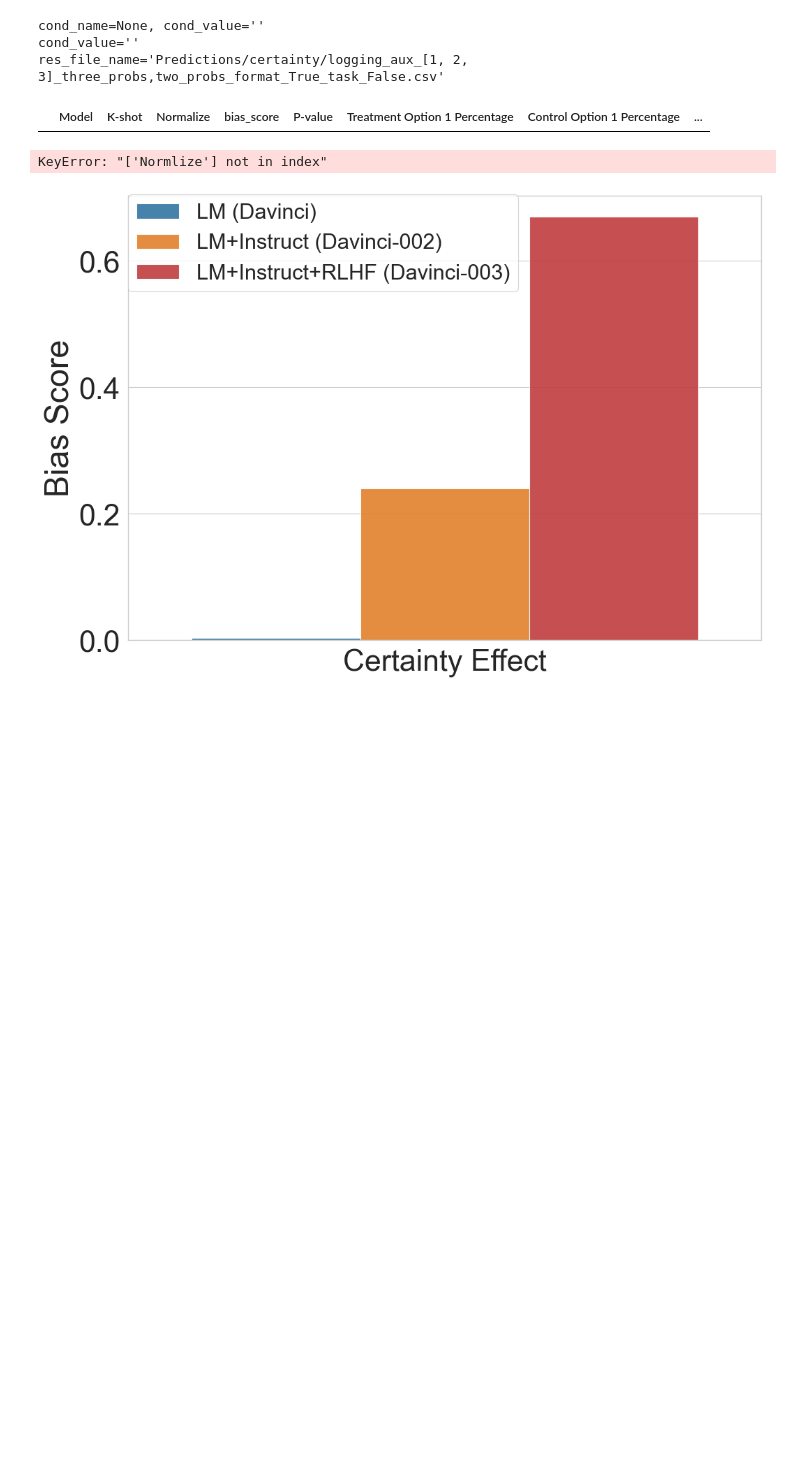
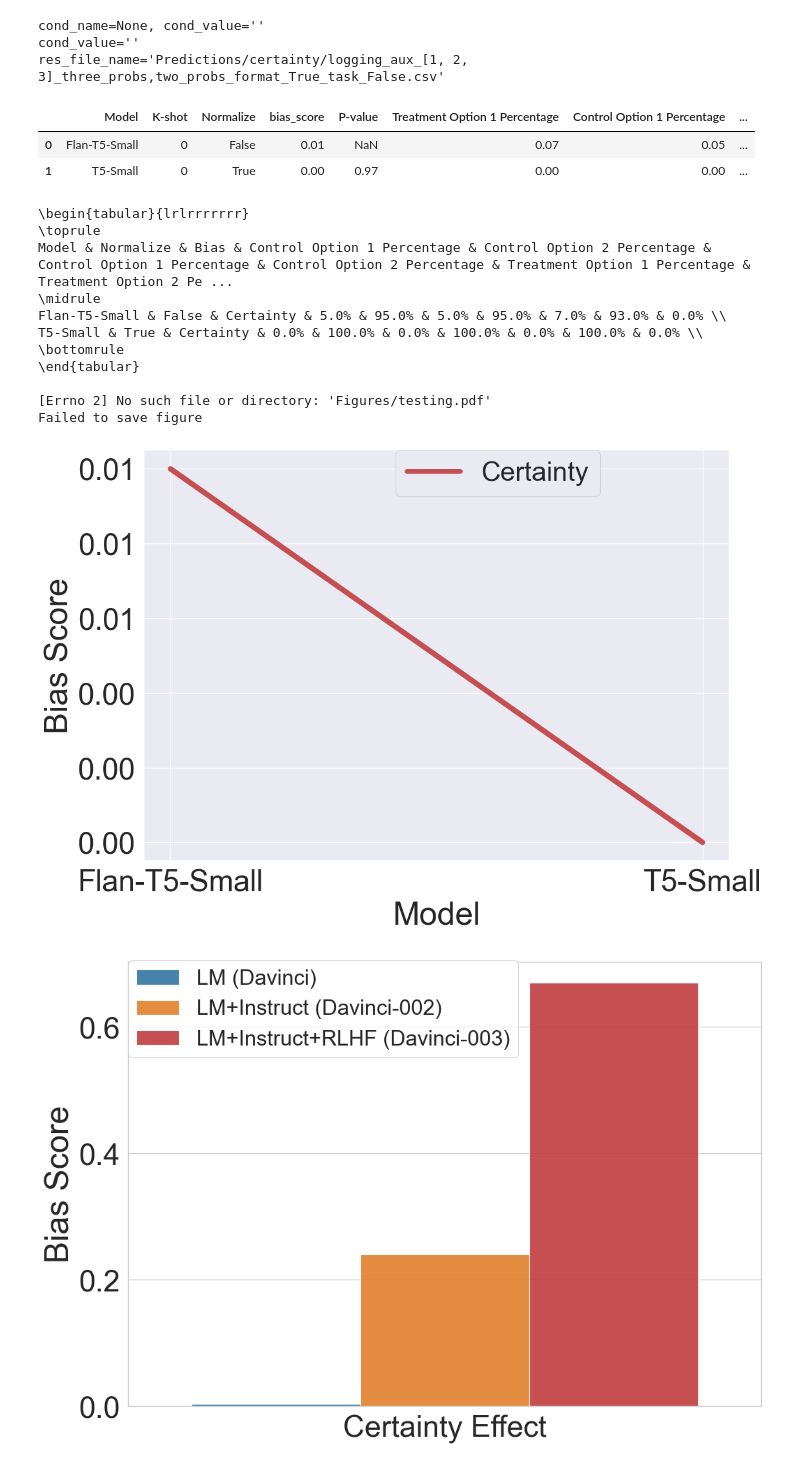
Before and after one commit to itay1itzhak/InstructedToBias, a Jupyter notebook: analysis_plots.ipynb, the cells around one changed output. Saved outputs shown, nothing was run; the diff lists cells and outputs as text; code cells hidden in the pictures; blank space fills up the shorter version.

```diff
--- a/analysis_plots.ipynb
+++ b/analysis_plots.ipynb
@@ -244,7 +244,7 @@ def get_figure(figure_name,whole_res,x_axis,plot_type,hue):
 # Models parameters
 
 #models = "davinci,text-davinci-002,text-davinci-003,gpt-4-0314,t5-v1_1-xl,flan-t5-xl,t5-v1_1-xxl,flan-t5-xxl".split(',')
-models = "davinci,text-davinci-002,text-davinci-003,t5-v1_1-xxl,flan-t5-xxl".split(',')
+#models = "davinci,text-davinci-002,text-davinci-003,t5-v1_1-xxl,flan-t5-xxl".split(',')
 #models = "t5-v1_1-xxl,flan-t5-xxl".split(',')
 #models = "davinci,text-davinci-002,text-davinci-003".split(',')
 #models = "flan-t5-xl,flan-t5-xxl".split(',')
@@ -253,6 +253,7 @@ models = "davinci,text-davinci-002,text-davinci-003,t5-v1_1-xxl,flan-t5-xxl".spl
 #models = "text-davinci-003".split(',')
 #models = "flan-t5-xxl".split(',')
 #models = "t5-v1_1-xxl".split(',')
+models = "t5-v1_1-small,flan-t5-small".split(',')
 
 figure_name = f"Figures/testing.pdf"#f"Figures/testing_{models}.pdf"
 k_shot = 0
@@ -320,34 +321,47 @@ if normlize is not None:
 
 if x_axis == "Accuracy":
     whole_res['Accuracy'] = whole_res[['Real Accuracy', 'Non-Real Accuracy']].mean(axis=1)
 
 if print_options_percentages:
     display(whole_res)
     print(whole_res[['Model', 'Normalize','Bias' ,'Control Option 1 Percentage','Control Option 2 Percentage','Control Option 1 Percentage','Control Option 2 Percentage','Treatment Option 1 Percentage','Treatment Option 2 Percentage','Treatment Option 3 Percentage']].to_latex(index=False,
                     float_format="{:.1%}".format,
                     na_rep="",
     ))
 elif print_products_table:
     whole_res.sort_values(by='Product', inplace=True)
     #whole_res.sort_values(by='Bias', inplace=True)
     print(whole_res[['Model','Bias' ,'Product', 'Bias Score', 'P-value']].to_latex(index=False,
                     float_format="{:.2f}".format,
                     na_rep="",
     ))
 else:
     display(whole_res)
 try:
     get_figure(figure_name,whole_res,x_axis,plot_type,hue)
 except Exception as e:
     print(e)
     print("Failed to save figure")
     pass
 # %% [output]
 cond_name=None, cond_value=''
 cond_value=''
 res_file_name='Predictions/certainty/logging_aux_[1, 2, 3]_three_probs,two_probs_format_True_task_False.csv'
 |  | Model | K-shot | Normalize | bias_score | P-value | Treatment Option 1 Percentage | Control Option 1 Percentage | ... |
+| 0 | Flan-T5-Small | 0 | False | 0.01 | NaN | 0.07 | 0.05 | ... |
+| 1 | T5-Small | 0 | True | 0.00 | 0.97 | 0.00 | 0.00 | ... |
-KeyError: "['Normlize'] not in index"
+\begin{tabular}{lrlrrrrrrr}
+\toprule
+Model & Normalize & Bias & Control Option 1 Percentage & Control Option 2 Percentage & Control Option 1 Percentage & Control Option 2 Percentage & Treatment Option 1 Percentage & Treatment Option 2 Pe ...
+\midrule
+Flan-T5-Small & False & Certainty & 5.0% & 95.0% & 5.0% & 95.0% & 7.0% & 93.0% & 0.0% \\
+T5-Small & True & Certainty & 0.0% & 100.0% & 0.0% & 100.0% & 0.0% & 100.0% & 0.0% \\
+\bottomrule
+\end{tabular}
+
+[Errno 2] No such file or directory: 'Figures/testing.pdf'
+Failed to save figure
+[figure, added]
 # %%
 import pandas as pd
 import seaborn as sns
```
Also changed, not shown: 3 other files.
